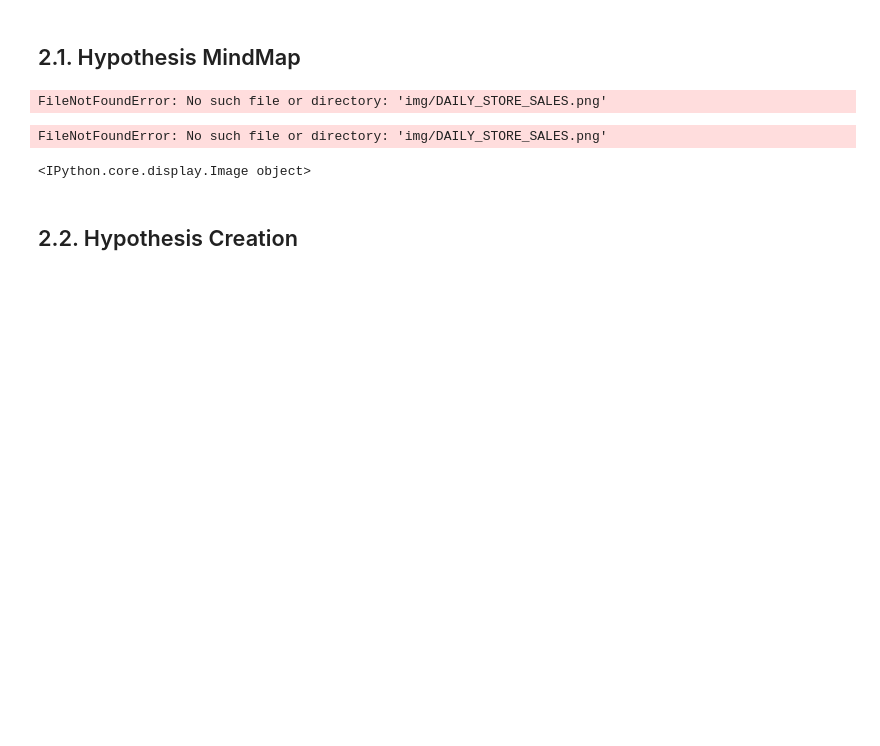
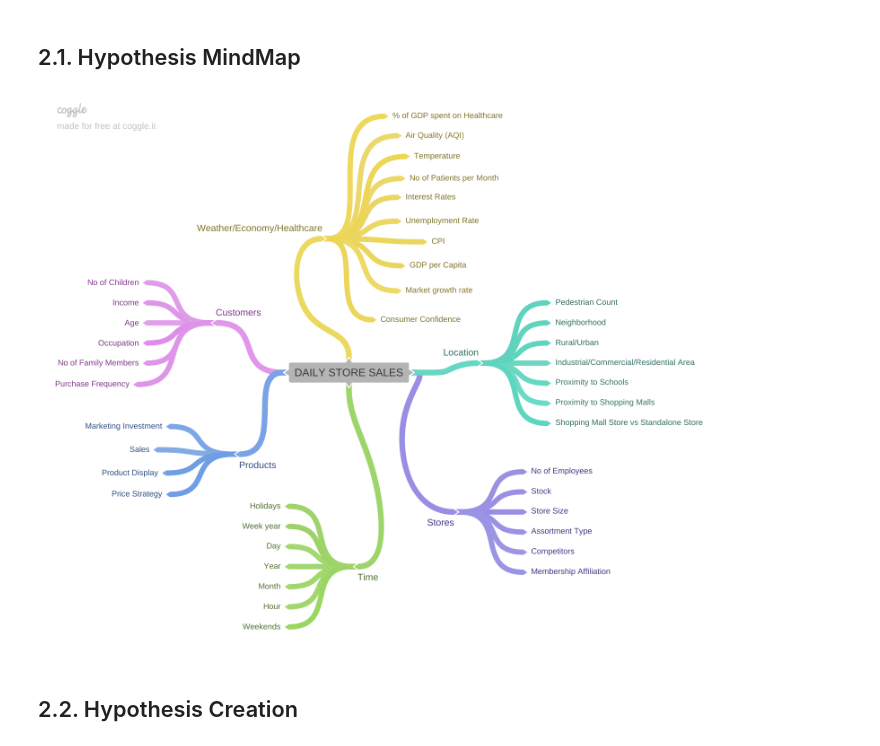
Before and after one commit to alanmaehara/Sales-Prediction, a Jupyter notebook: notebooks/cycle02_rossmann_sales_prediction.ipynb, the cells around one changed output. Drawn from its saved outputs; the diff is of its cells as text; code cells hidden in the pictures; blank space fills up the shorter version.

```diff
--- a/notebooks/cycle02_rossmann_sales_prediction.ipynb
+++ b/notebooks/cycle02_rossmann_sales_prediction.ipynb
@@ -841,11 +826,9 @@ df2_valid = df1_valid.copy()
 # %% [markdown]
 ## 2.1. Hypothesis MindMap
 # %%
-Image('img/DAILY_STORE_SALES.png' )
+Image('/home/alan/Sales-Prediction/img/DAILY_STORE_SALES.png' )
 # %% [output]
-FileNotFoundError: No such file or directory: 'img/DAILY_STORE_SALES.png'
-FileNotFoundError: No such file or directory: 'img/DAILY_STORE_SALES.png'
-<IPython.core.display.Image object>
+[figure, added]
 # %% [markdown]
 ## 2.2. Hypothesis Creation
 # %% [markdown]
```
Also changed, not shown: parts of 28 cells of this notebook, 10 other files.
